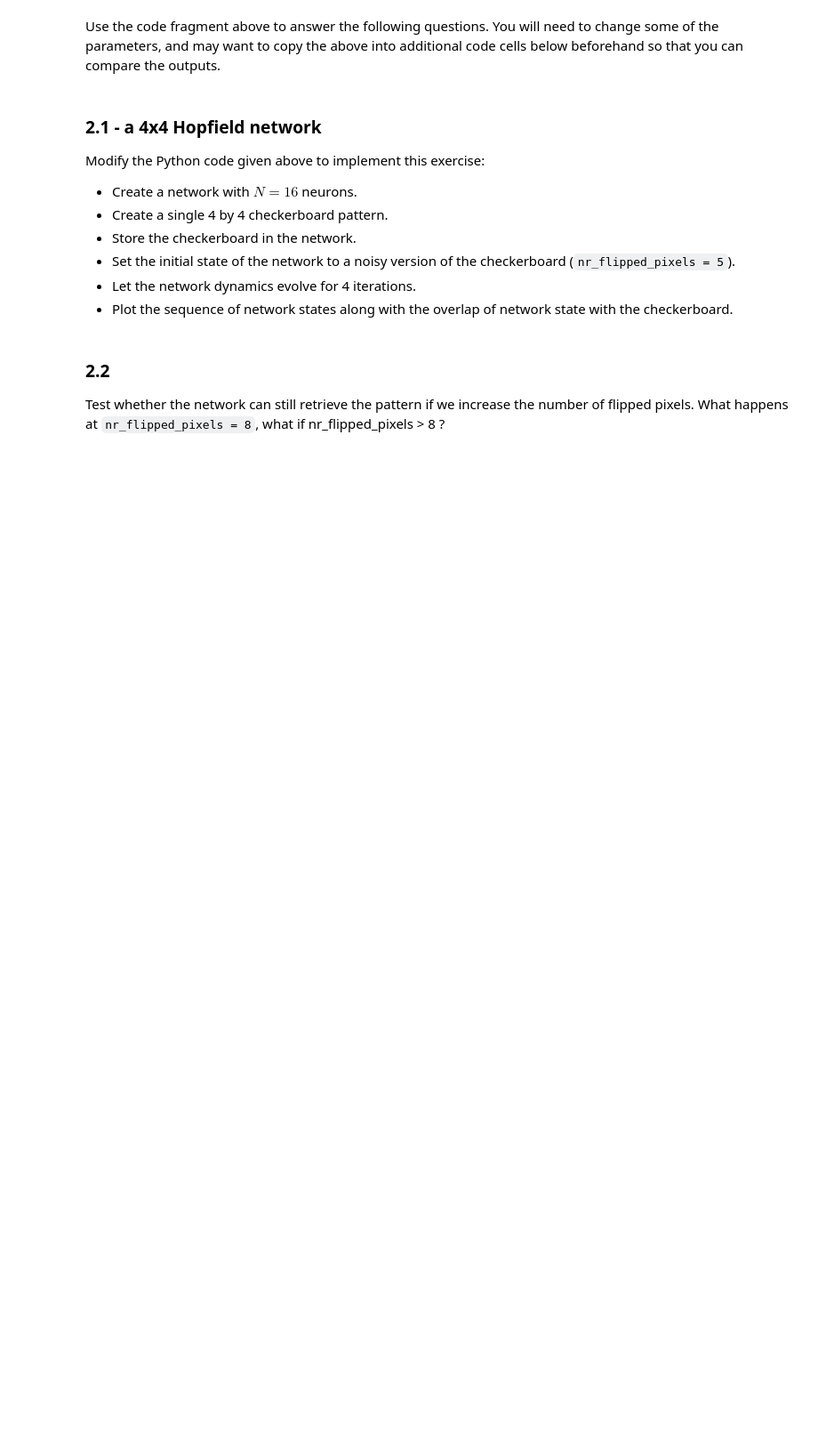
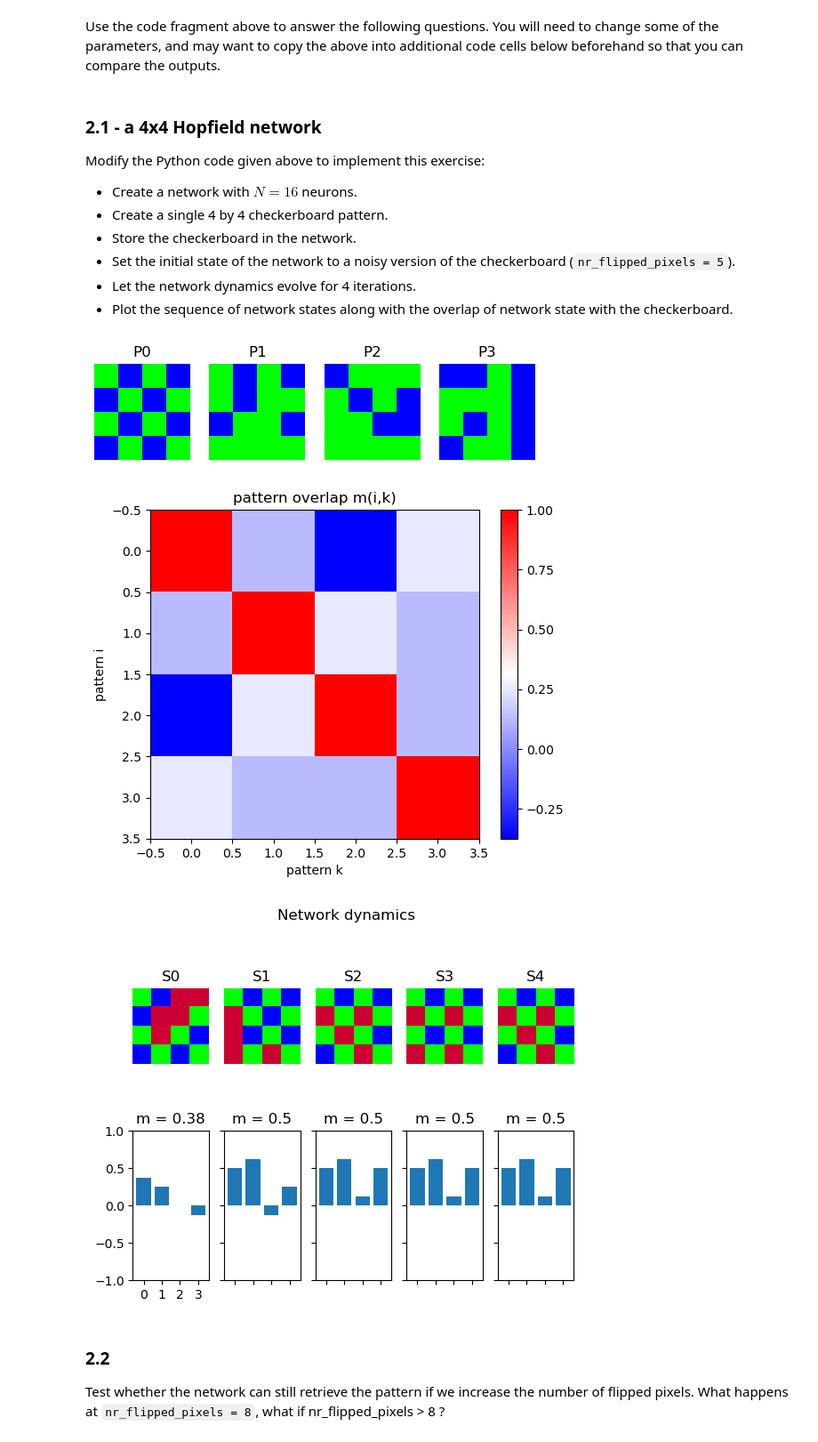
Before and after one commit to WillardFord/BIPN_164, a Jupyter notebook: 2023 BIPN164 HW4.ipynb, the cells around one changed output. Shown at 89% size. Drawn from its saved outputs; the diff is of its cells as text; code cells hidden in the pictures; blank space fills up the shorter version.

```diff
--- a/2023 BIPN164 HW4.ipynb
+++ b/2023 BIPN164 HW4.ipynb
@@ -570,8 +660,8 @@ def plot_overlap_matrix(overlap_matrix, color_map="bwr"):
     plt.title("pattern overlap m(i,k)")
     plt.xlabel("pattern k")
     plt.ylabel("pattern i")
-    plt.axes().get_xaxis().set_major_locator(plt.MaxNLocator(integer=True))
-    plt.axes().get_yaxis().set_major_locator(plt.MaxNLocator(integer=True))
+    #plt.axes().get_xaxis().set_major_locator(plt.MaxNLocator(integer=True))
+    #plt.axes().get_yaxis().set_major_locator(plt.MaxNLocator(integer=True))
     cb = plt.colorbar(ticks=np.arange(-1, 1.01, 0.25).tolist())
     # cb.set_clim(-1, 1)
     plt.show()
@@ -981,6 +1075,45 @@ Modify the Python code given above to implement this exercise:
 * Set the initial state of the network to a noisy version of the checkerboard (`nr_flipped_pixels = 5`).
 * Let the network dynamics evolve for 4 iterations.
 * Plot the sequence of network states along with the overlap of network state with the checkerboard.
+# %%
+# 2.1 Modified Code:
+
+pattern_size = 4
+
+# create an instance of the class HopfieldNetwork
+hopfield_net = HopfieldNetwork(nr_neurons= pattern_size**2)
+# instantiate a pattern factory
+factory = PatternFactory(pattern_size, pattern_size)
+# create a checkerboard pattern and add it to the pattern list
+checkerboard = factory.create_checkerboard()
+pattern_list = [checkerboard]
+
+# add random patterns to the list
+pattern_list.extend(factory.create_random_pattern_list(nr_patterns=3, on_probability=0.5))
+plot_pattern_list(pattern_list)
+# how similar are the random patterns and the checkerboard? Check the overlaps
+overlap_matrix = compute_overlap_matrix(pattern_list)
+plot_overlap_matrix(overlap_matrix)
+
+# let the hopfield network "learn" the patterns. Note: they are not stored
+# explicitly but only network weights are updated !
+hopfield_net.store_patterns(pattern_list)
+
+# create a noisy version of a pattern and use that to initialize the network
+noisy_init_state = flip_n(checkerboard, nr_of_flips=5)
+hopfield_net.set_state_from_pattern(noisy_init_state)
+
+# from this initial state, let the network dynamics evolve.
+states = hopfield_net.run_with_monitoring(nr_steps=4)
+
+# each network state is a vector. reshape it to the same shape used to create the patterns.
+states_as_patterns = factory.reshape_patterns(states)
+# plot the states of the network
+plot_state_sequence_and_overlap(states_as_patterns, pattern_list, reference_idx=0, suptitle="Network dynamics")
+# %% [output]
+[figure, added]
+[figure, added]
+[figure, added]
 # %% [markdown]
 ### 2.2
 Test whether the network can still retrieve the pattern if we increase the number of flipped pixels. What happens at `nr_flipped_pixels = 8`, what if nr_flipped_pixels > 8 ?
```
Also changed, not shown: parts of 18 cells of this notebook.
